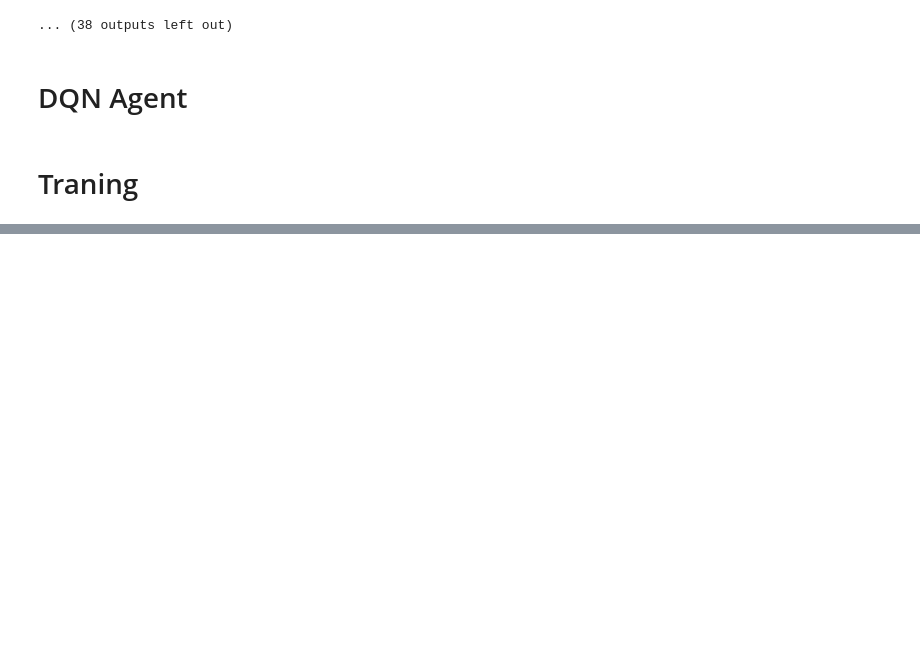
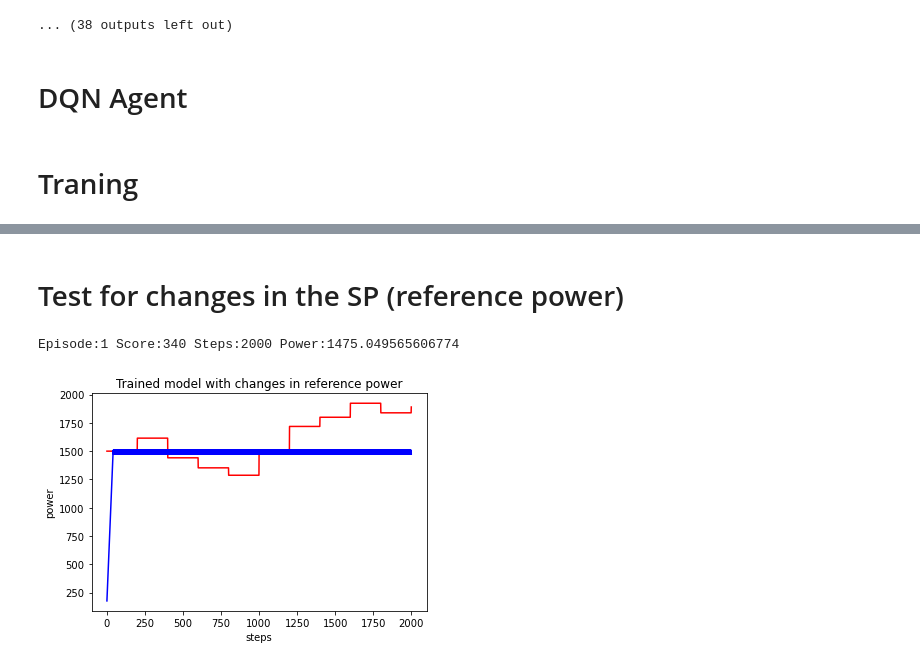
Before and after one commit to Di3go99/Control-de-un-molino-eolico-usando-Aprendizaje-por-refuerzo-profundo, a Jupyter notebook: prueba_molino.ipynb, the cells around one changed output, grey strips where cells are left out. Drawn from its saved outputs; the diff is of its cells as text; code cells hidden in the pictures; blank space fills up the shorter version.

```diff
--- a/prueba_molino.ipynb
+++ b/prueba_molino.ipynb
@@ -434,0 +385,45 @@ Episode:4 Score:80 Steps:90 Power:1397.5341885447922
+# %% [markdown]
+# Test for changes in the SP (reference power)
+# %%
+episodes = 1
+
+for episode in range(1, episodes+1):
+    obs = env.reset()
+    done = False
+    score = 0
+    powerArray = []
+    anglesArray = []
+    powerRefArray = []
+    env.training_length = 2000
+    initTrainingLenght = env.training_length
+
+    powerArray.append(env.genPowerEuler)
+    anglesArray.append(env.angle)
+    powerRefArray.append(env.powerRef)
+
+    while not done:
+        action = dqn.forward(obs)
+        obs, reward, done, info = env.step(action)
+        score += reward
+
+        if env.training_length % 200 == 0:
+            env.powerRef += random.uniform(-300.0,300.0)
+
+        powerArray.append(env.genPowerEuler)
+        anglesArray.append(env.angle)
+        powerRefArray.append(env.powerRef)
+
+        #if env.error <= 16.0:
+        #    break
+
+    print('Episode:{} Score:{} Steps:{} Power:{}'.format(episode, score, initTrainingLenght - env.training_length, env.genPowerEuler))
+
+    plt.title("Trained model with changes in reference power")
+    plt.xlabel("steps")
+    plt.ylabel("power")
+    plt.plot(powerRefArray, 'r')
+    plt.plot(powerArray, 'b')
+    plt.show()
+# %% [output]
+Episode:1 Score:340 Steps:2000 Power:1475.049565606774
+[figure, added]
```
Also changed, not shown: parts of 14 cells of this notebook.
